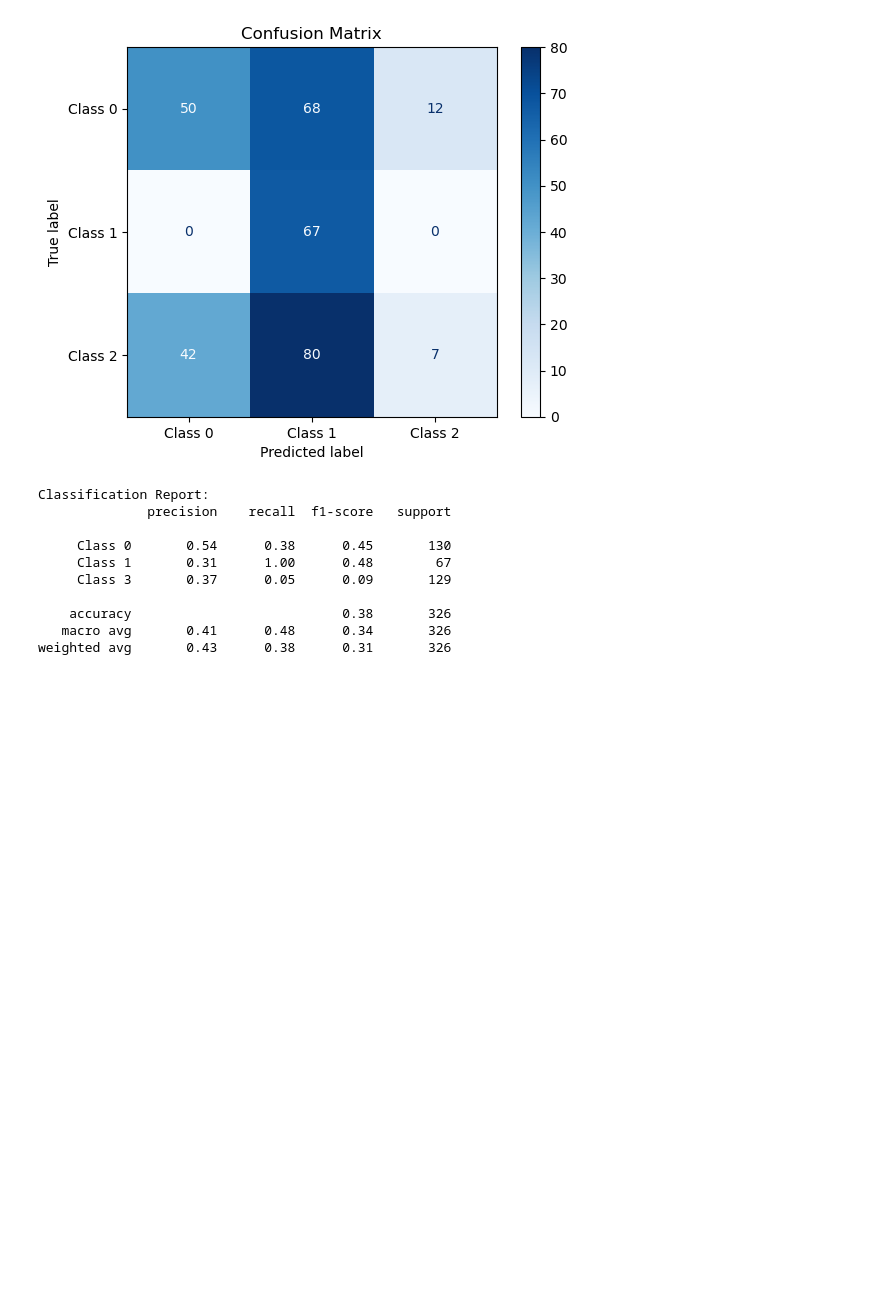
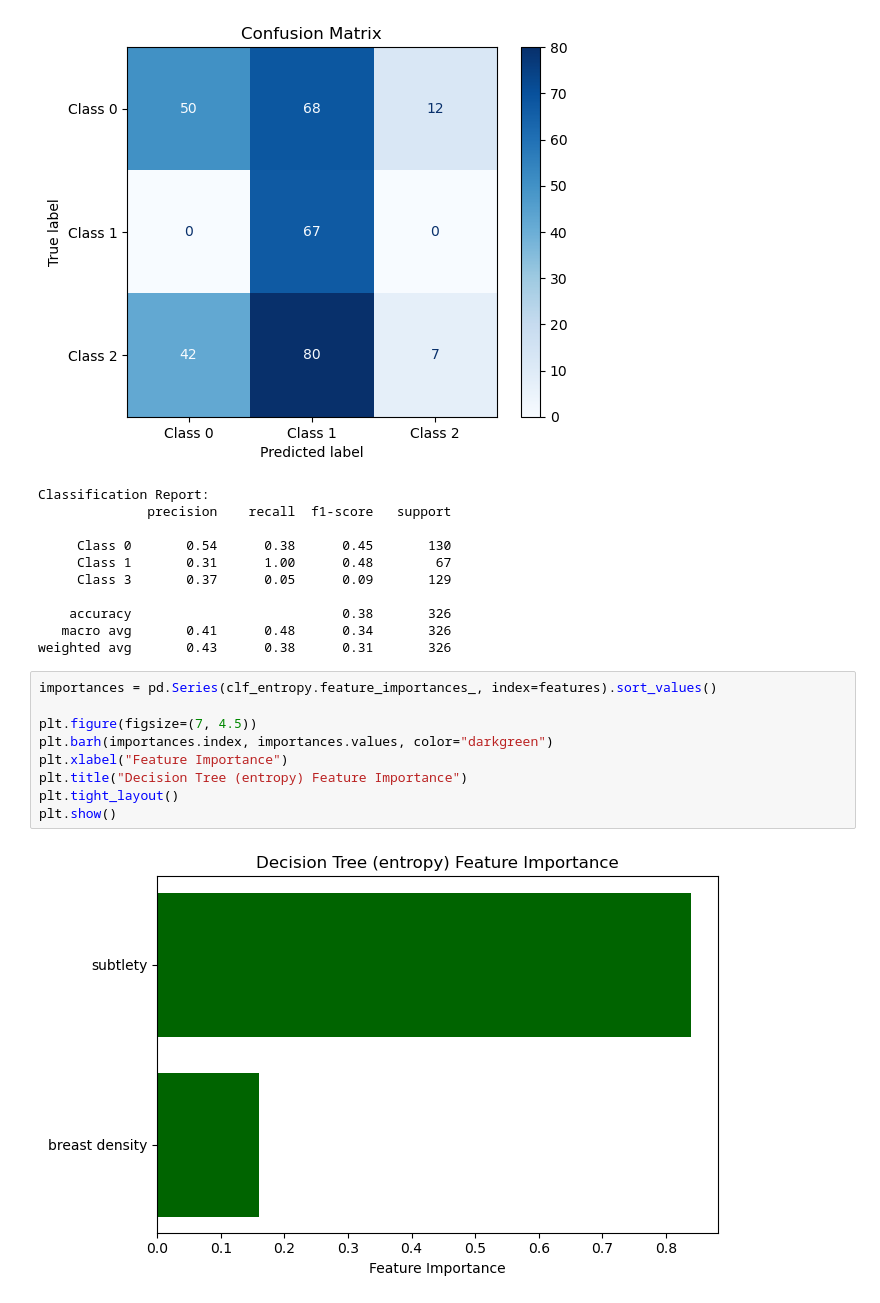
Before and after one commit to urbunny456/nsdc-fall-2026, a Jupyter notebook: decision_tree.ipynb, the cells around one changed output. Saved outputs shown, nothing was run; the diff lists cells and outputs as text; blank space fills up the shorter version.

Commit message:
add feature importance for decision tree

```diff
--- a/decision_tree.ipynb
+++ b/decision_tree.ipynb
@@ -188,3 +188,14 @@ Classification Report:
     accuracy                           0.38       326
    macro avg       0.41      0.48      0.34       326
 weighted avg       0.43      0.38      0.31       326
+# %%
+importances = pd.Series(clf_entropy.feature_importances_, index=features).sort_values()
+
+plt.figure(figsize=(7, 4.5))
+plt.barh(importances.index, importances.values, color="darkgreen")
+plt.xlabel("Feature Importance")
+plt.title("Decision Tree (entropy) Feature Importance")
+plt.tight_layout()
+plt.show()
+# %% [output]
+[figure, added]
```
Also changed, not shown: parts of 1 cell of this notebook.
